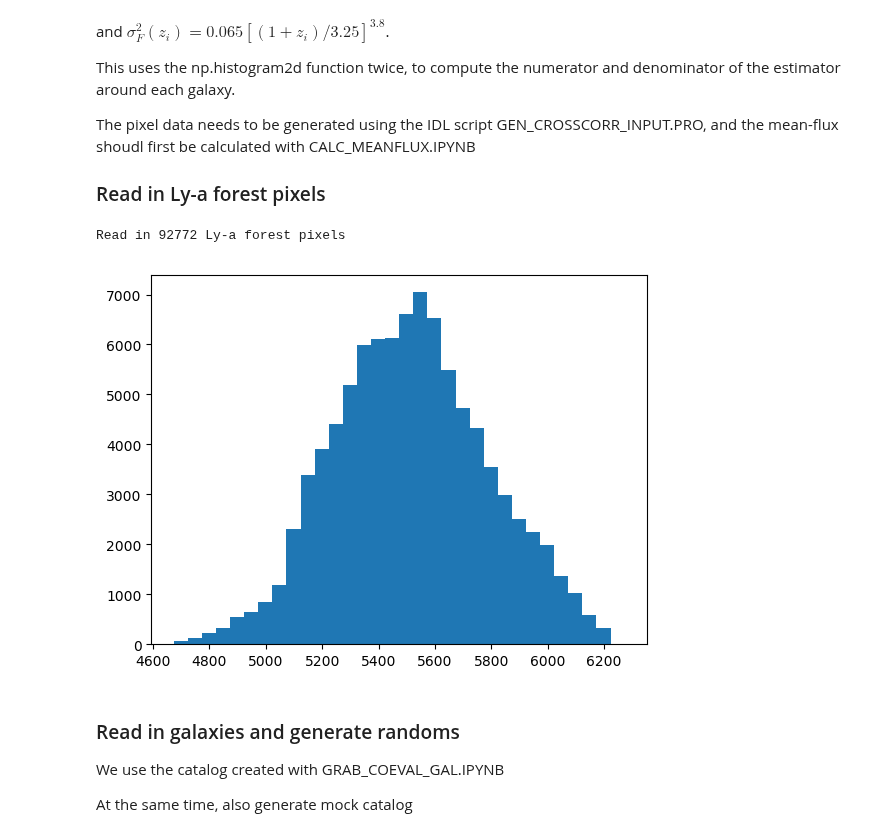
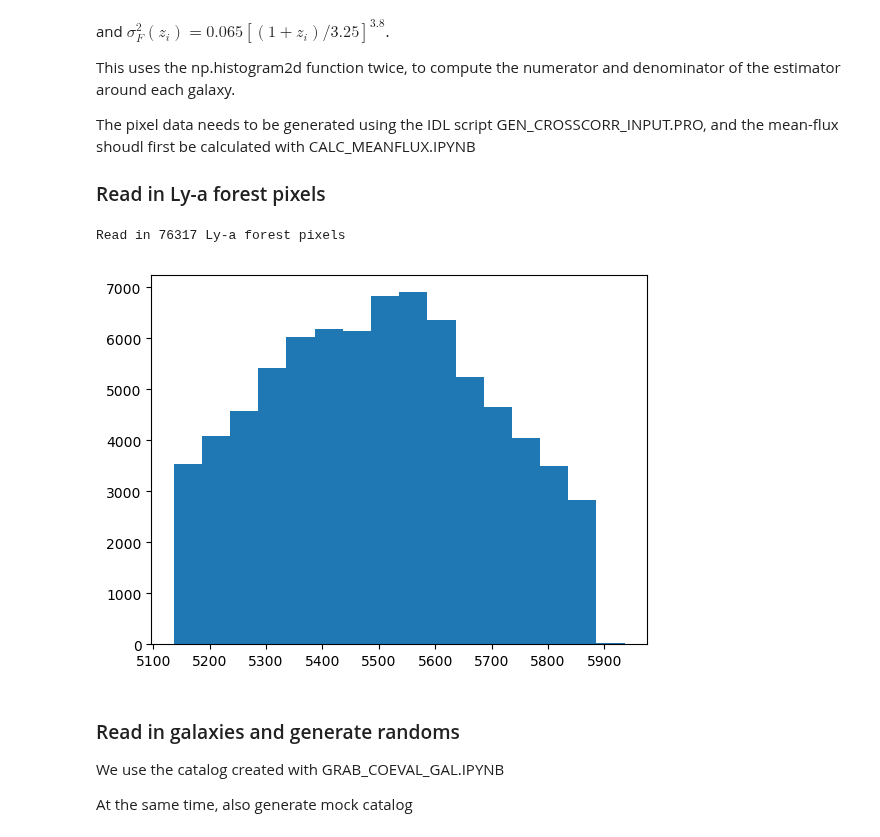
Before and after one commit to kheegan/crosscorr2017, a Jupyter notebook: crosscorr_cl2017.ipynb, the cells around one changed output. Drawn from its saved outputs; the diff is of its cells as text; code cells hidden in the pictures.

```diff
--- a/crosscorr_cl2017.ipynb
+++ b/crosscorr_cl2017.ipynb
@@ -40,36 +40,36 @@ from astropy.io import fits
 from astropy.io import ascii
 from astropy.table import Table
 from astropy import units as u
 from astropy.coordinates import SkyCoord
 
 def taueff_evo(z):
     return 0.001845 * (1.+z)**3.924
 
 # Define cosmology
 cosmo = FlatLambdaCDM(H0=70, Om0=0.31)
 
-lyapix = xcorr.lyapix("pixel_radecz_cl2017_v4.bin",cosmo=cosmo)
+lyapix = xcorr.lyapix("pixel_radecz_cl2017_v4.1.bin",cosmo=cosmo)
 
 print("Read in %i Ly-a forest pixels" % lyapix.npix)
 npix = lyapix.npix
 
 fig, ax = plt.subplots()
 binwidth = 50
 histdata = lyapix.coord.distance.value
 
 ax.hist(histdata,bins=np.arange(min(histdata),max(histdata) + binwidth, binwidth))
 plt.show()
 
 # Carry out mean-flux correction
 fmean_str = ascii.read('fmean_measured_v4.dat')
 zmid = fmean_str['zmid']
 F_mean = fmean_str['F_mean']
 
 #Fcorr = np.interp(lyapix.z, zmid, F_mean) / np.exp(-taueff_evo(lyapix.z))
 #lyapix.delta = ((1.+lyapix.delta)/np.exp(-taueff_evo(lyapix.z)))-1.
 # %% [output]
-Read in 92772 Ly-a forest pixels
+Read in 76317 Ly-a forest pixels
-[figure, old version]
+[figure, new version]
 # %% [markdown]
 ### Read in galaxies and generate randoms
 We use the catalog created with GRAB_COEVAL_GAL.IPYNB
```
Also changed, not shown: parts of 12 cells of this notebook, 2 other files.
